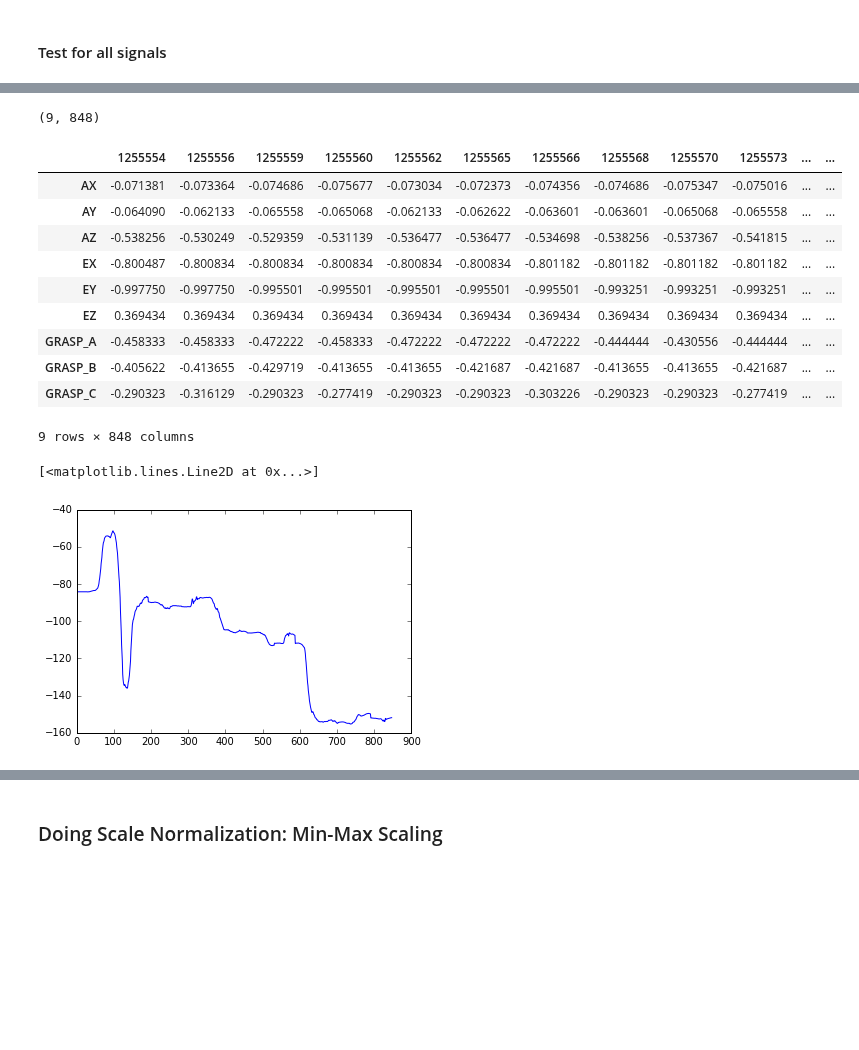
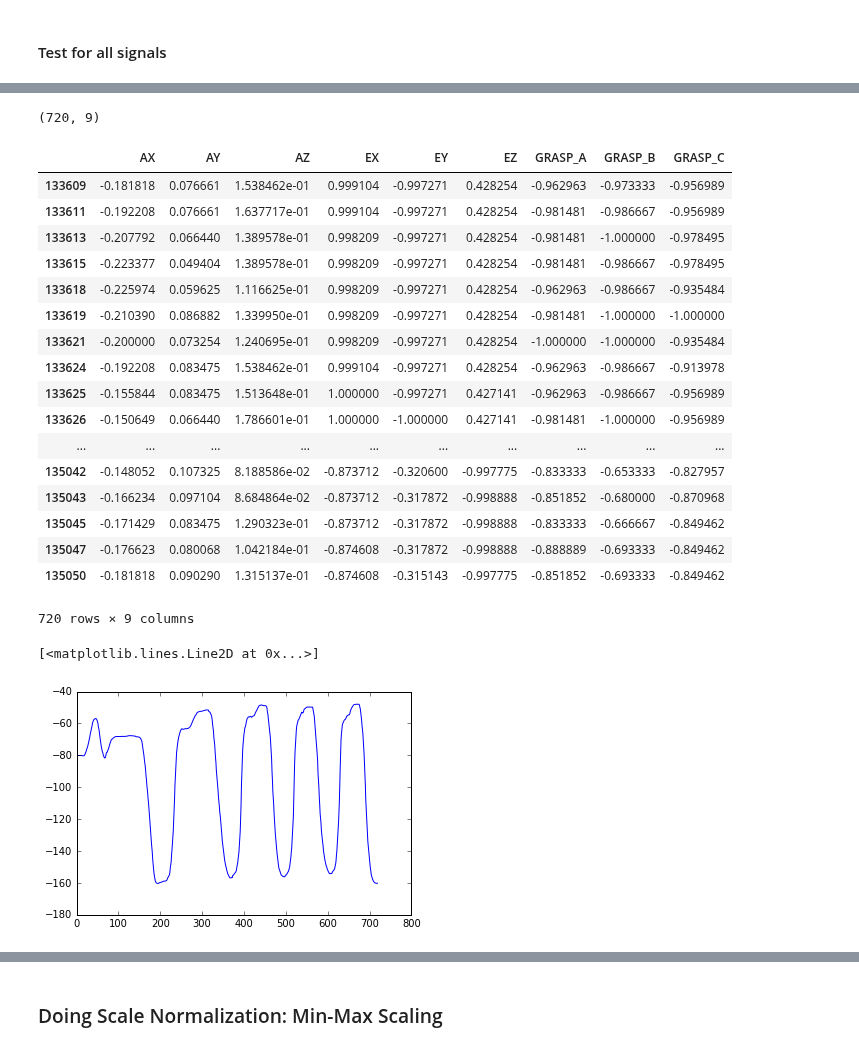
Before and after one commit to Make-O-Matic/MOM-Engine, a Jupyter notebook: data_preprocess_TU.ipynb, the cells around one changed output, grey strips where cells are left out. Drawn from its saved outputs; the diff is of its cells as text; code cells hidden in the pictures; blank space fills up the shorter version.

Commit message:
data normalization loop (unfinished

```diff
--- a/data_preprocess_TU.ipynb
+++ b/data_preprocess_TU.ipynb
@@ -1401,0 +1413,21 @@ one_plot(mydata,'TimeStamp')
+# %%
+# in the group_df iteration before, we kept all data columns
+# now we ITERATE over the gesture_exp_dict again, retaining only the parameter columns
+
+gesture_dict_params = {}
+
+for g in sorted(gesture_exp_dict.keys()):
+    print "G" + str(g) +'\t',
+
+    #initalize empty list for this gesture
+    gesture_dict_params[g] = []
+
+    for datablock in gesture_exp_dict[g]:
+
+        # reduce to params columns
+        datablock_params = datablock[params] # .T # prevously: # transpose: 9 data rows with params, cols is time series
+
+        # add data to new gesture dict
+        gesture_dict_params[g].append(datablock_params)
+
+    print len(gesture_dict_params[g]), "data blocks"
@@ -1407,7 +1453,7 @@ one_plot(mydata,'TimeStamp')
 # get 0th entry fo gesture 1
 g = 1
 i=0
-mydata = gesture_exp_dict[g][i]
+mydata = gesture_dict_params[g][i]
 var = 'EZ'
 signal_orig = mydata[var]
 # %%
@@ -1447,31 +1488,38 @@ in_data
 # %%
 # normalize all rows
-in_data_norm = preprocessing.minmax_scale(in_data, feature_range=(-1, 1),axis=1)
-in_data_norm.shape
+mydata_norm = preprocessing.minmax_scale(mydata, feature_range=(-1, 1),axis=0)
+mydata_norm.shape
 # %% [output]
-(9, 848)
+(720, 9)
 # %%
-in_data_norm = pd.DataFrame(in_data_norm, index=in_data.index, columns=in_data.columns)
-in_data_norm
+mydata_norm = pd.DataFrame(mydata_norm, index=mydata.index, columns=mydata.columns)
+mydata_norm
 # %% [output]
-|  | 1255554 | 1255556 | 1255559 | 1255560 | 1255562 | 1255565 | 1255566 | 1255568 | 1255570 | 1255573 | ... | ... |
-| AX | -0.071381 | -0.073364 | -0.074686 | -0.075677 | -0.073034 | -0.072373 | -0.074356 | -0.074686 | -0.075347 | -0.075016 | ... | ... |
-| AY | -0.064090 | -0.062133 | -0.065558 | -0.065068 | -0.062133 | -0.062622 | -0.063601 | -0.063601 | -0.065068 | -0.065558 | ... | ... |
-| AZ | -0.538256 | -0.530249 | -0.529359 | -0.531139 | -0.536477 | -0.536477 | -0.534698 | -0.538256 | -0.537367 | -0.541815 | ... | ... |
-| EX | -0.800487 | -0.800834 | -0.800834 | -0.800834 | -0.800834 | -0.800834 | -0.801182 | -0.801182 | -0.801182 | -0.801182 | ... | ... |
-| EY | -0.997750 | -0.997750 | -0.995501 | -0.995501 | -0.995501 | -0.995501 | -0.995501 | -0.993251 | -0.993251 | -0.993251 | ... | ... |
-| EZ | 0.369434 | 0.369434 | 0.369434 | 0.369434 | 0.369434 | 0.369434 | 0.369434 | 0.369434 | 0.369434 | 0.369434 | ... | ... |
-| GRASP_A | -0.458333 | -0.458333 | -0.472222 | -0.458333 | -0.472222 | -0.472222 | -0.472222 | -0.444444 | -0.430556 | -0.444444 | ... | ... |
-| GRASP_B | -0.405622 | -0.413655 | -0.429719 | -0.413655 | -0.413655 | -0.421687 | -0.421687 | -0.413655 | -0.413655 | -0.421687 | ... | ... |
-| GRASP_C | -0.290323 | -0.316129 | -0.290323 | -0.277419 | -0.290323 | -0.290323 | -0.303226 | -0.290323 | -0.290323 | -0.277419 | ... | ... |
+|  | AX | AY | AZ | EX | EY | EZ | GRASP_A | GRASP_B | GRASP_C |
+| 133609 | -0.181818 | 0.076661 | 1.538462e-01 | 0.999104 | -0.997271 | 0.428254 | -0.962963 | -0.973333 | -0.956989 |
+| 133611 | -0.192208 | 0.076661 | 1.637717e-01 | 0.999104 | -0.997271 | 0.428254 | -0.981481 | -0.986667 | -0.956989 |
+| 133613 | -0.207792 | 0.066440 | 1.389578e-01 | 0.998209 | -0.997271 | 0.428254 | -0.981481 | -1.000000 | -0.978495 |
+| 133615 | -0.223377 | 0.049404 | 1.389578e-01 | 0.998209 | -0.997271 | 0.428254 | -0.981481 | -0.986667 | -0.978495 |
+| 133618 | -0.225974 | 0.059625 | 1.116625e-01 | 0.998209 | -0.997271 | 0.428254 | -0.962963 | -0.986667 | -0.935484 |
+| 133619 | -0.210390 | 0.086882 | 1.339950e-01 | 0.998209 | -0.997271 | 0.428254 | -0.981481 | -1.000000 | -1.000000 |
+| 133621 | -0.200000 | 0.073254 | 1.240695e-01 | 0.998209 | -0.997271 | 0.428254 | -1.000000 | -1.000000 | -0.935484 |
+| 133624 | -0.192208 | 0.083475 | 1.538462e-01 | 0.999104 | -0.997271 | 0.428254 | -0.962963 | -0.986667 | -0.913978 |
+| 133625 | -0.155844 | 0.083475 | 1.513648e-01 | 1.000000 | -0.997271 | 0.427141 | -0.962963 | -0.986667 | -0.956989 |
+| 133626 | -0.150649 | 0.066440 | 1.786601e-01 | 1.000000 | -1.000000 | 0.427141 | -0.981481 | -1.000000 | -0.956989 |
+| ... | ... | ... | ... | ... | ... | ... | ... | ... | ... |
+| 135042 | -0.148052 | 0.107325 | 8.188586e-02 | -0.873712 | -0.320600 | -0.997775 | -0.833333 | -0.653333 | -0.827957 |
+| 135043 | -0.166234 | 0.097104 | 8.684864e-02 | -0.873712 | -0.317872 | -0.998888 | -0.851852 | -0.680000 | -0.870968 |
+| 135045 | -0.171429 | 0.083475 | 1.290323e-01 | -0.873712 | -0.317872 | -0.998888 | -0.833333 | -0.666667 | -0.849462 |
+| 135047 | -0.176623 | 0.080068 | 1.042184e-01 | -0.874608 | -0.317872 | -0.998888 | -0.888889 | -0.693333 | -0.849462 |
+| 135050 | -0.181818 | 0.090290 | 1.315137e-01 | -0.874608 | -0.315143 | -0.997775 | -0.851852 | -0.693333 | -0.849462 |
-9 rows × 848 columns
+720 rows × 9 columns
 # %%
 # before
 var = 'EZ'
-y = in_data.loc[var]
+y = mydata[var]
 plt.plot(range(len(y)), y)
 # %% [output]
 [<matplotlib.lines.Line2D at 0x...>]
-[figure, old version]
+[figure, new version]
 # %%
 # plot with indices on x
```
Also changed, not shown: parts of 10 cells of this notebook.
